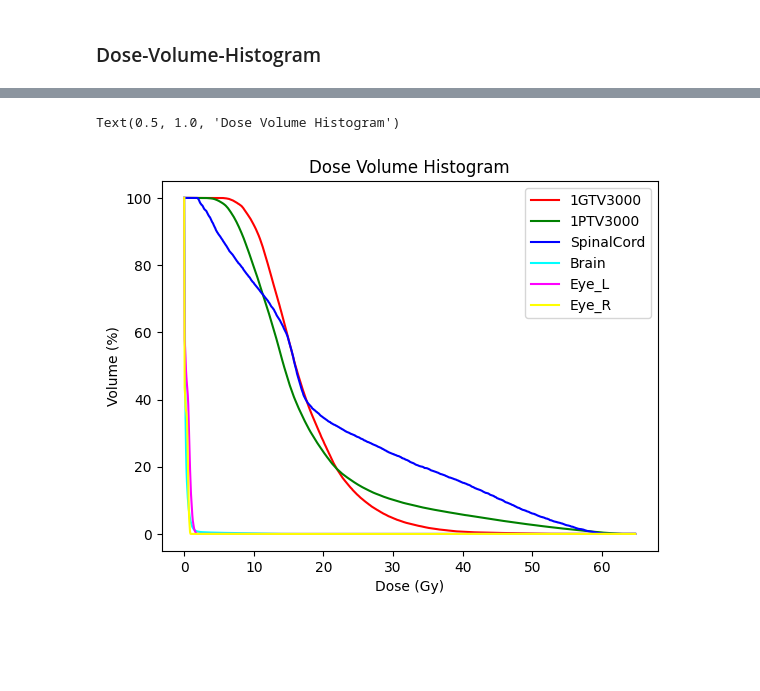
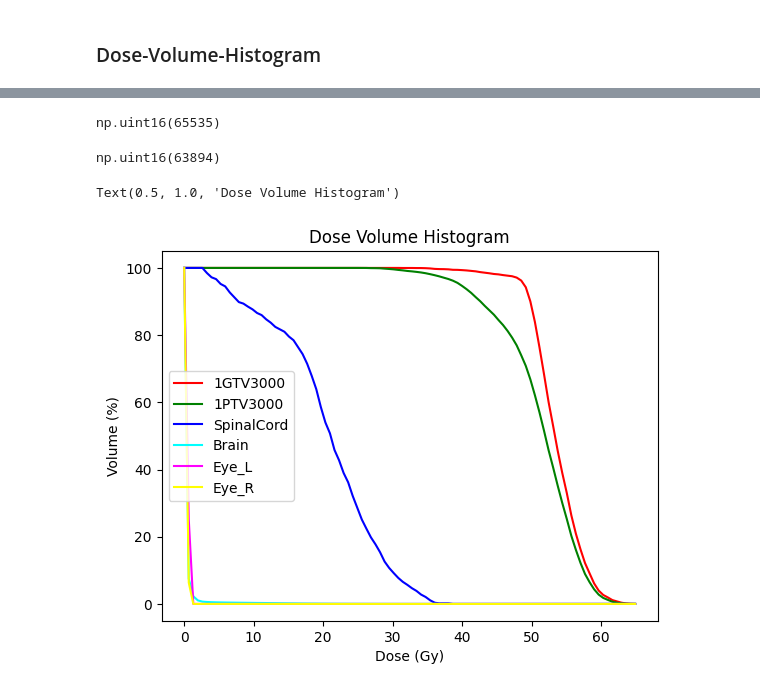
Before and after one commit to danieldeiros/TOH_Tractography, a Jupyter notebook: assignment.ipynb, the cells around one changed output, grey strips where cells are left out. Saved outputs shown, nothing was run; the diff lists cells and outputs as text; code cells hidden in the pictures; blank space fills up the shorter version.

```diff
--- a/assignment.ipynb
+++ b/assignment.ipynb
@@ -706,3 +707,6 @@ dose_pixel_spacing = RD_Files[0].PixelSpacing # Pixel spacing for the dose files
 dose_slice_thickness = RD_Files[0].SliceThickness # Slice thickness for the dose files. All have the same thickness. In mm. [z]
 dose_voxel_spacing = np.array([dose_pixel_spacing[1], dose_pixel_spacing[0], dose_slice_thickness]) # Voxel spacing for the dose files. [x y z]
 dose_images = np.transpose(RD_Files[0].pixel_array, (2, 1, 0)) # Take dose array and make it [x y z]. Starts off as [z y x]
+# %%
+def mm_to_voxel(mm_coords, origin, spacing):
+    return np.round((mm_coords-origin)/spacing).astype(int)
@@ -780,0 +796,23 @@ for i, Number in enumerate(Target_Numbers):
+# %%
+# Interpolating from CT_images shape to dose_image shape
+
+# Get grid for x, y, z from the ct mask in mm to make a an array of every possible point
+z = np.arange(mask.shape[2]) * voxel_spacing[2] + origin[2]
+y = np.arange(mask.shape[1]) * voxel_spacing[1] + origin[1]
+x = np.arange(mask.shape[0]) * voxel_spacing[0] + origin[0]
+# X, Y, Z = np.meshgrid(x, y, z, indexing = 'ij')
+# points = np.stack((X.flatten(), Y.flatten(), Z.flatten()), axis = -1) # makes array of every possible point in [x y z] for CT shape
+
+# Get the dose points in mm for x, y, z
+dose_z = np.arange(dose_images.shape[2]) * dose_voxel_spacing[2] + dose_origin[2]
+dose_y = np.arange(dose_images.shape[1]) * dose_voxel_spacing[1] + dose_origin[1]
+dose_x = np.arange(dose_images.shape[0]) * dose_voxel_spacing[0] + dose_origin[0]
+X, Y, Z = np.meshgrid(dose_x, dose_y, dose_z, indexing='ij')
+points = np.stack((X.flatten(), Y.flatten(), Z.flatten()), axis = -1) # makes array of every possible point in [x y z] for dose shape
+
+all_masks_resampled = []
+# Fit all the masks to dose image shape
+for mask in all_masks:
+    interpolator = RegularGridInterpolator((x, y, z), mask, bounds_error = False, fill_value = 0)
+    mask_resampled = interpolator(points).reshape(dose_images.shape).astype(bool)
+    all_masks_resampled.append(mask_resampled)
@@ -781,33 +912,41 @@ for i, Number in enumerate(Target_Numbers):
+# %%
+np.max(dose_images)
+# %% [output]
+np.uint16(65535)
+# %%
+np.max(structure_dose_values)
+# %% [output]
+np.uint16(63894)
 # %%
 # Define colours array
 colours = ['red', 'green', 'blue', 'cyan', 'magenta', 'yellow', 'black']
 
-for i, mask in enumerate(all_masks):
+for i, mask in enumerate(all_masks_resampled):
     # When mask is true, then get how much dose hits there. So how much dose hits that structure
-    structure_dose_values = dose_resampled[mask.astype(bool)]
+    structure_dose_values = dose_images[mask.astype(bool)]
 
     # Get "histogram" of stuff in bins
-    counts, bin_edges = np.histogram(structure_dose_values, bins = 1000, range = (0, np.max(dose_resampled)))
+    counts, bin_edges = np.histogram(structure_dose_values, bins = 100, range = (0, np.max(dose_images)))
 
-    volume_diff = counts / counts.sum() # Differential dose
+    # volume_diff = counts / counts.sum() # Differential dose
 
     cumulative = np.cumsum(counts[::-1])[::-1] # Cumulative dose. Number of voxels receiving >= to a dose (from bin_edges)
     volume_cum = cumulative*100/counts.sum() # Cumulative dose
 
     # volume = cumulative * np.prod(voxel_spacing) # Cumulative physical volume receiving dose from bin_edges
 
     bin_edges = bin_edges[:-1]/1000 # exclude last max value and convert to Gy
 
     plt.plot(bin_edges, volume_cum, '-', label = Target_Structures[i], color = colours[i % len(colours)])
 
 plt.legend()
 plt.xlabel("Dose (Gy)")
 plt.ylabel("Volume (%)")
 plt.title("Dose Volume Histogram")
 # plt.show()
 # %% [output]
 Text(0.5, 1.0, 'Dose Volume Histogram')
-[figure, old version]
+[figure, new version]
 # %%
 np.max(dose_resampled)
 # %%
```
Also changed, not shown: parts of 9 cells of this notebook.
